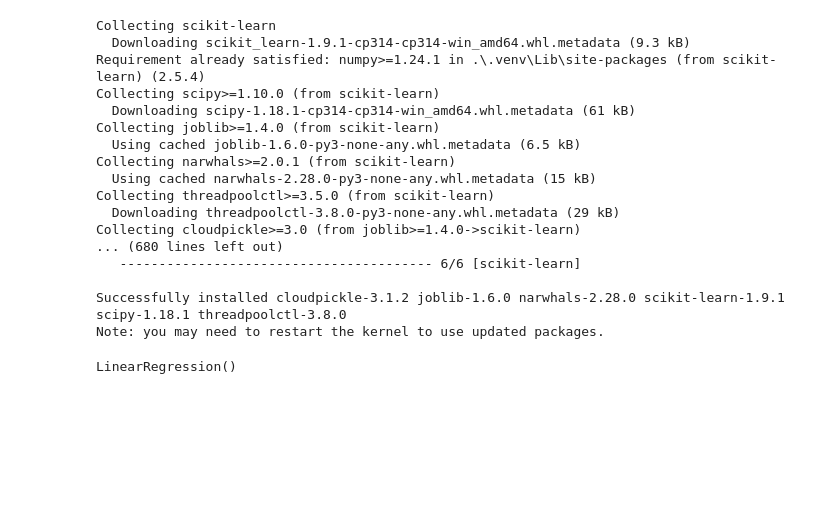
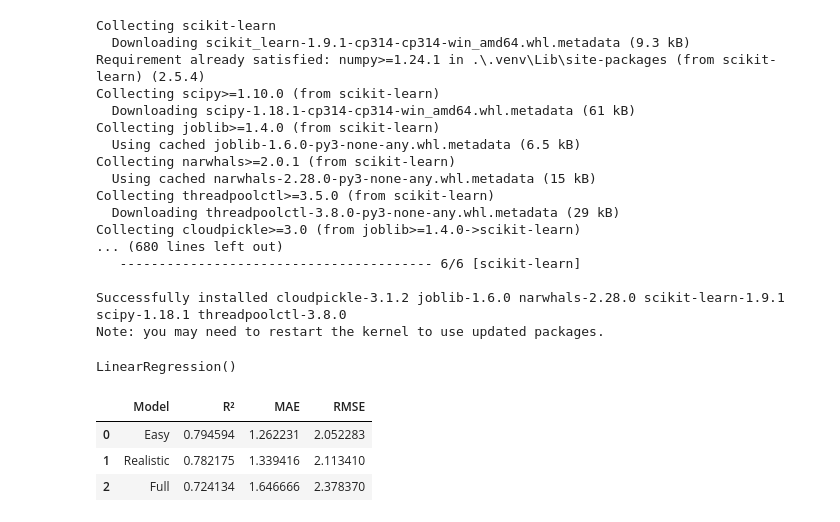
Before and after one commit to Udaykirankota32/Student-Performance-Prediction-System, a Jupyter notebook: 001_data_understanding.ipynb, the cells around one changed output. Saved outputs shown, nothing was run; the diff lists cells and outputs as text; code cells hidden in the pictures; blank space fills up the shorter version.

Commit message:
feat: model Evalution and Model selectoin

```diff
--- a/001_data_understanding.ipynb
+++ b/001_data_understanding.ipynb
@@ -755,3 +755,41 @@ lr_full.fit(X_train_full, y_train_full)
 LinearRegression()
 # %%
 #PREDICTIONs:
+y_pred_easy = lr_easy.predict(X_test_easy)
+y_pred_realistic = lr_realistic.predict(X_test_realistic)
+
+y_pred_full = lr_full.predict(X_test_full)
+# %%
+#model evalution :
+from sklearn.metrics import r2_score, mean_absolute_error, mean_squared_error
+#Easy
+
+r2_easy = r2_score(y_test_easy, y_pred_easy)
+mae_easy = mean_absolute_error(y_test_easy, y_pred_easy)
+rmse_easy = np.sqrt(mean_squared_error(y_test_easy, y_pred_easy))
+
+#Realistic
+r2_realistic = r2_score(y_test_realistic, y_pred_realistic)
+mae_realistic = mean_absolute_error(y_test_realistic, y_pred_realistic)
+rmse_realistic = np.sqrt(mean_squared_error(y_test_realistic, y_pred_realistic))
+
+
+#full
+r2_full = r2_score(y_test_full, y_pred_full)
+mae_full = mean_absolute_error(y_test_full, y_pred_full)
+rmse_full = np.sqrt(mean_squared_error(y_test_full, y_pred_full))
+# %%
+#comparision table
+comparison = pd.DataFrame({
+    "Model": ["Easy", "Realistic", "Full"],
+    "R²": [r2_easy, r2_realistic, r2_full],
+    "MAE": [mae_easy, mae_realistic, mae_full],
+    "RMSE": [rmse_easy, rmse_realistic, rmse_full]
+})
+
+comparison
+# %% [output]
+|  | Model | R² | MAE | RMSE |
+| 0 | Easy | 0.794594 | 1.262231 | 2.052283 |
+| 1 | Realistic | 0.782175 | 1.339416 | 2.113410 |
+| 2 | Full | 0.724134 | 1.646666 | 2.378370 |
```
Also changed, not shown: parts of 2 cells of this notebook.
